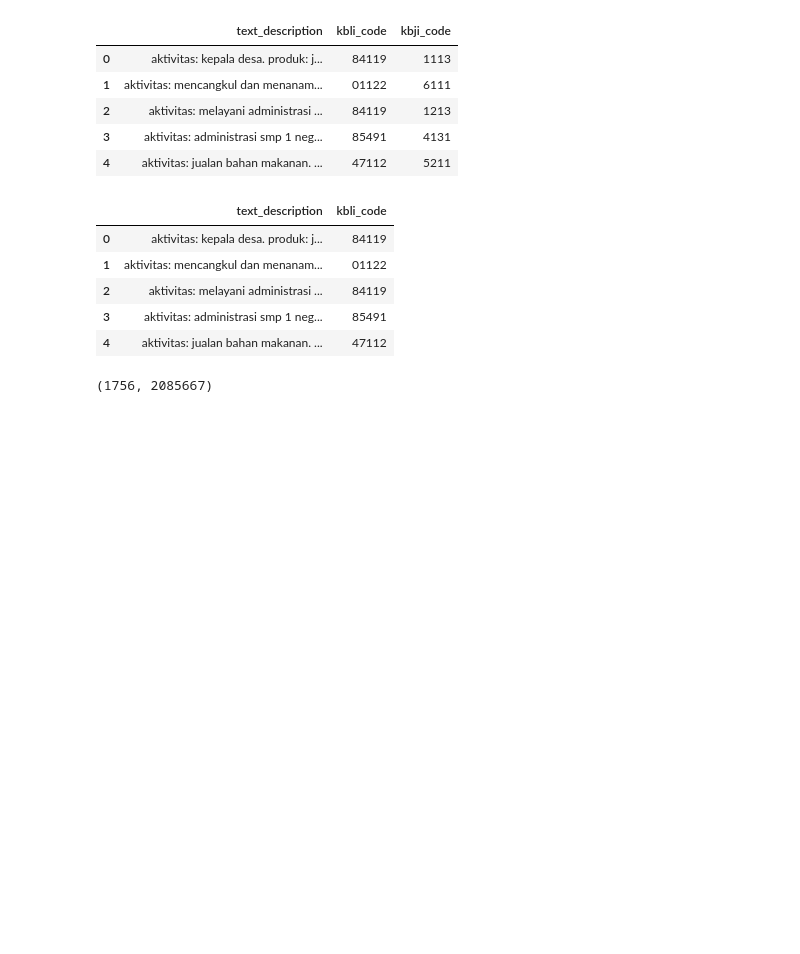
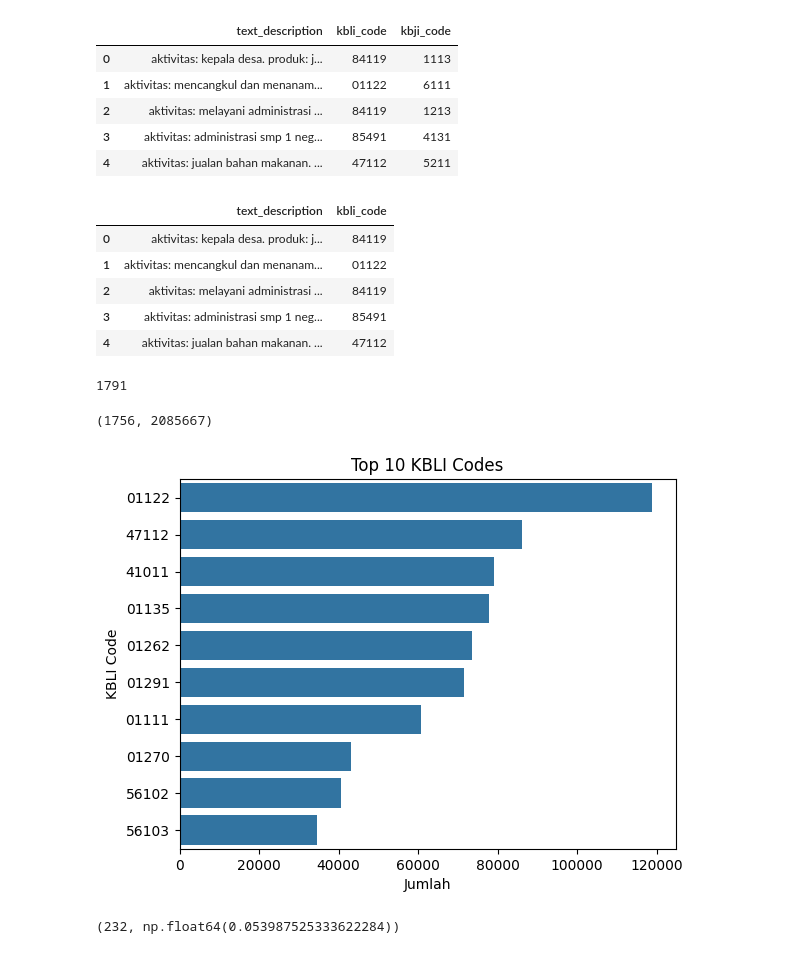
Before and after one commit to Najwanyusnianda/kbli_classification, a Jupyter notebook: notebook/10kbli_dataset_description.ipynb, the cells around one changed output. Saved outputs shown, nothing was run; the diff lists cells and outputs as text; code cells hidden in the pictures; blank space fills up the shorter version.

Commit message:
add kbli classification baseline and hierarcical

```diff
--- a/notebook/10kbli_dataset_description.ipynb
+++ b/notebook/10kbli_dataset_description.ipynb
@@ -23,4 +23,12 @@ df_kbli.head()
 | 2 | aktivitas: melayani administrasi ... | 84119 |
 | 3 | aktivitas: administrasi smp 1 neg... | 85491 |
 | 4 | aktivitas: jualan bahan makanan. ... | 47112 |
+# %%
+db_kbli=pd.read_csv("../dataset/kbli2020.csv")
+db_kbli_5=db_kbli[db_kbli["digit"]==5]
+db_kbli_5.head()
+
+len(db_kbli_5)
+# %% [output]
+1791
 # %%
@@ -28,2 +38,20 @@ df_kbli["kbli_code"].nunique(), len(df_kbli)
 # %% [output]
 (1756, 2085667)
+# %%
+import matplotlib.pyplot as plt
+import seaborn as sns
+
+top_classes = df_kbli["kbli_code"].value_counts().head(10)
+sns.barplot(y=top_classes.index, x=top_classes.values)
+plt.title("Top 10 KBLI Codes")
+plt.xlabel("Jumlah")
+plt.ylabel("KBLI Code")
+plt.show()
+# %% [output]
+[figure, added]
+# %%
+counts = df_kbli["kbli_code"].value_counts()
+rare_classes = counts[counts < 10]  # misalnya threshold di bawah 10
+len(rare_classes), rare_classes.sum() / len(df_kbli) * 100
+# %% [output]
+(232, np.float64(0.053987525333622284))
```
Also changed, not shown: parts of 8 cells of this notebook, 2 other files.
